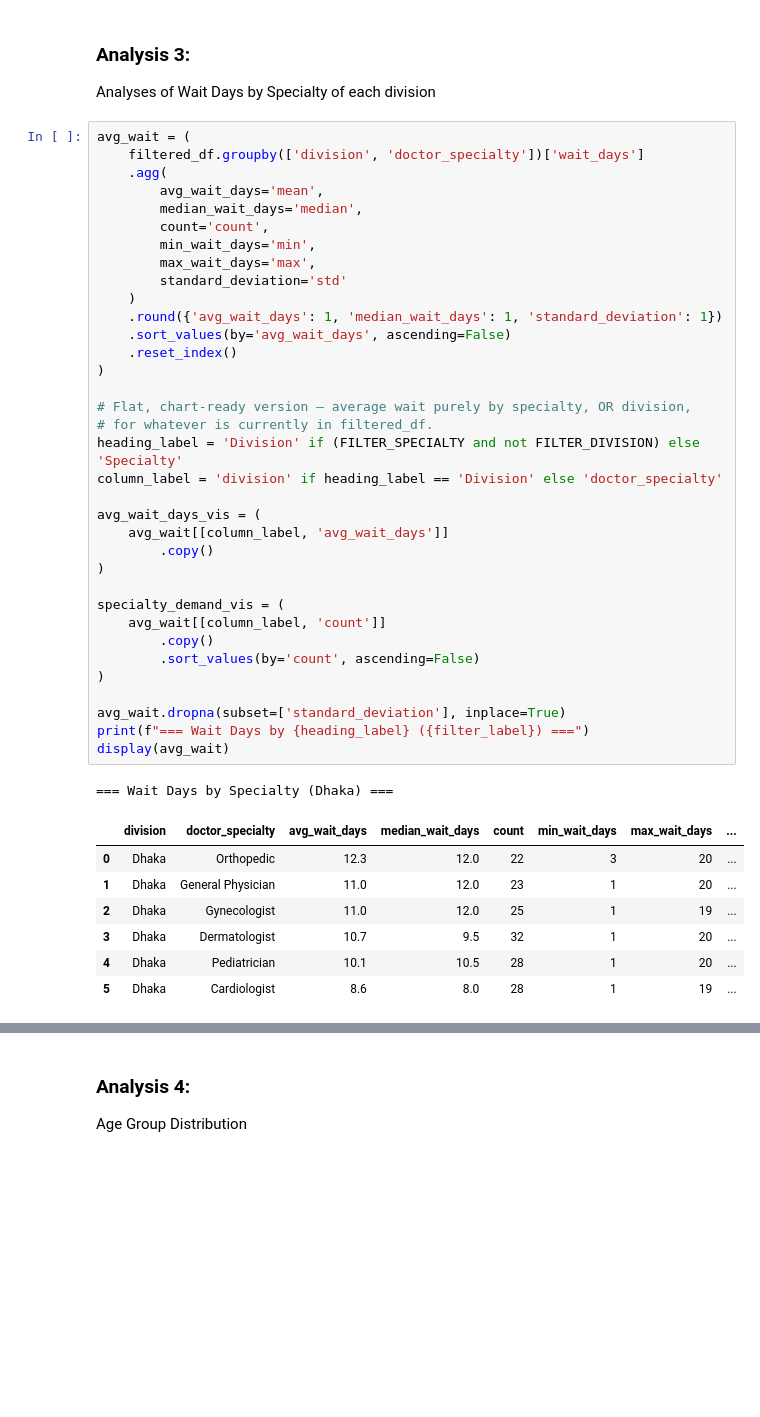
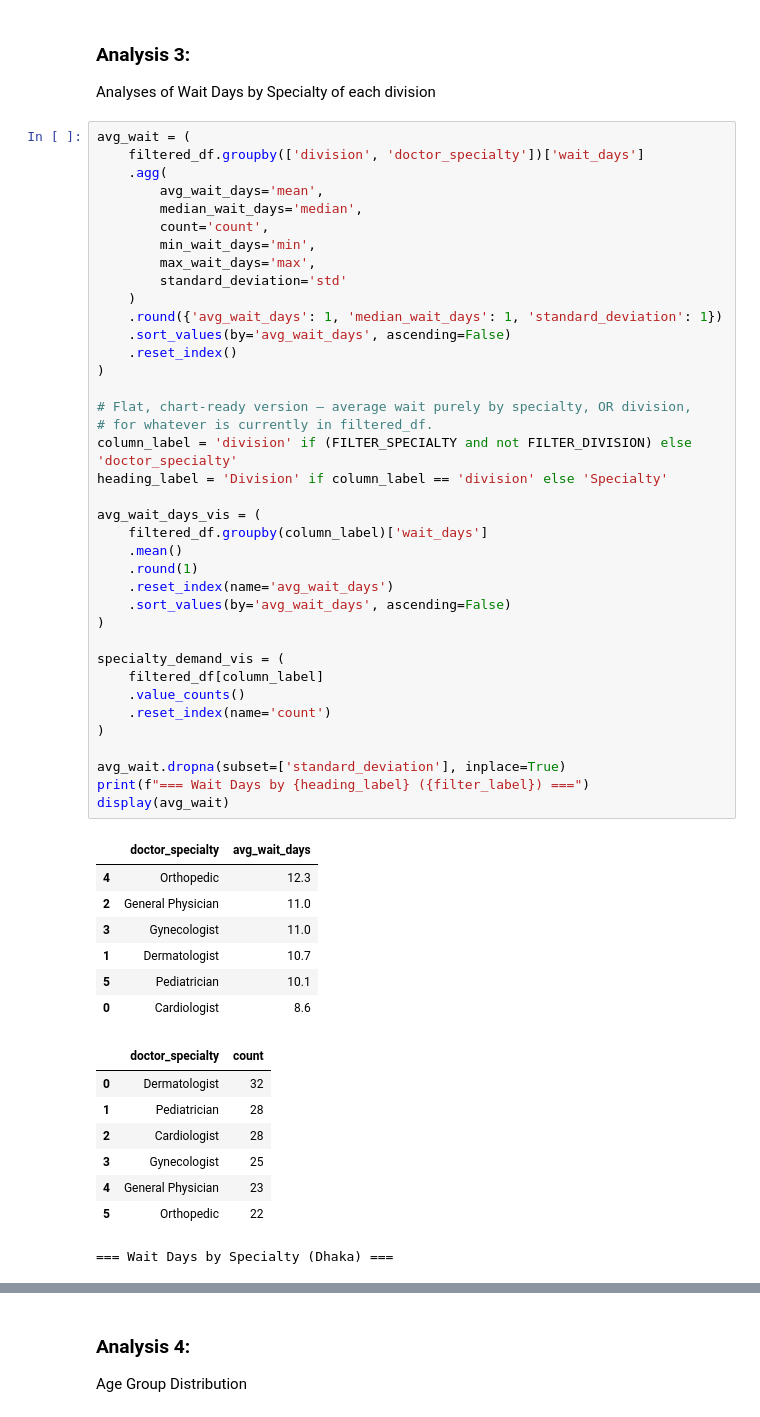
Before and after one commit to NavidulHoque/healthcare_appointment_analysis, a Jupyter notebook: python-analysis/01_analysis.ipynb, the cells around one changed output, grey strips where cells are left out. Saved outputs shown, nothing was run; the diff lists cells and outputs as text; blank space fills up the shorter version.

```diff
--- a/python-analysis/01_analysis.ipynb
+++ b/python-analysis/01_analysis.ipynb
@@ -202,44 +202,54 @@ Analyses of Wait Days by Specialty of each division
 # %%
 avg_wait = (
     filtered_df.groupby(['division', 'doctor_specialty'])['wait_days']
     .agg(
         avg_wait_days='mean',
         median_wait_days='median',
         count='count',
         min_wait_days='min',
         max_wait_days='max',
         standard_deviation='std'
     )
     .round({'avg_wait_days': 1, 'median_wait_days': 1, 'standard_deviation': 1})
     .sort_values(by='avg_wait_days', ascending=False)
     .reset_index()
 )
 
 # Flat, chart-ready version — average wait purely by specialty, OR division,
 # for whatever is currently in filtered_df.
-heading_label = 'Division' if (FILTER_SPECIALTY and not FILTER_DIVISION) else 'Specialty'
-column_label = 'division' if heading_label == 'Division' else 'doctor_specialty'
+column_label = 'division' if (FILTER_SPECIALTY and not FILTER_DIVISION) else 'doctor_specialty'
+heading_label = 'Division' if column_label == 'division' else 'Specialty'
 
 avg_wait_days_vis = (
-    avg_wait[[column_label, 'avg_wait_days']]
-        .copy()
+    filtered_df.groupby(column_label)['wait_days']
+    .mean()
+    .round(1)
+    .reset_index(name='avg_wait_days')
+    .sort_values(by='avg_wait_days', ascending=False)
 )
 
 specialty_demand_vis = (
-    avg_wait[[column_label, 'count']]
-        .copy()
-        .sort_values(by='count', ascending=False)
+    filtered_df[column_label]
+    .value_counts()
+    .reset_index(name='count')
 )
 
 avg_wait.dropna(subset=['standard_deviation'], inplace=True)
 print(f"=== Wait Days by {heading_label} ({filter_label}) ===")
 display(avg_wait)
 # %% [output]
+|  | doctor_specialty | avg_wait_days |
+| 4 | Orthopedic | 12.3 |
+| 2 | General Physician | 11.0 |
+| 3 | Gynecologist | 11.0 |
+| 1 | Dermatologist | 10.7 |
+| 5 | Pediatrician | 10.1 |
+| 0 | Cardiologist | 8.6 |
+|  | doctor_specialty | count |
+| 0 | Dermatologist | 32 |
+| 1 | Pediatrician | 28 |
+| 2 | Cardiologist | 28 |
+| 3 | Gynecologist | 25 |
+| 4 | General Physician | 23 |
+| 5 | Orthopedic | 22 |
 === Wait Days by Specialty (Dhaka) ===
-|  | division | doctor_specialty | avg_wait_days | median_wait_days | count | min_wait_days | max_wait_days | ... |
-| 0 | Dhaka | Orthopedic | 12.3 | 12.0 | 22 | 3 | 20 | ... |
-| 1 | Dhaka | General Physician | 11.0 | 12.0 | 23 | 1 | 20 | ... |
-| 2 | Dhaka | Gynecologist | 11.0 | 12.0 | 25 | 1 | 19 | ... |
-| 3 | Dhaka | Dermatologist | 10.7 | 9.5 | 32 | 1 | 20 | ... |
-| 4 | Dhaka | Pediatrician | 10.1 | 10.5 | 28 | 1 | 20 | ... |
-| 5 | Dhaka | Cardiologist | 8.6 | 8.0 | 28 | 1 | 19 | ... |
```
Also changed, not shown: parts of 1 cell of this notebook, 3 other files.
